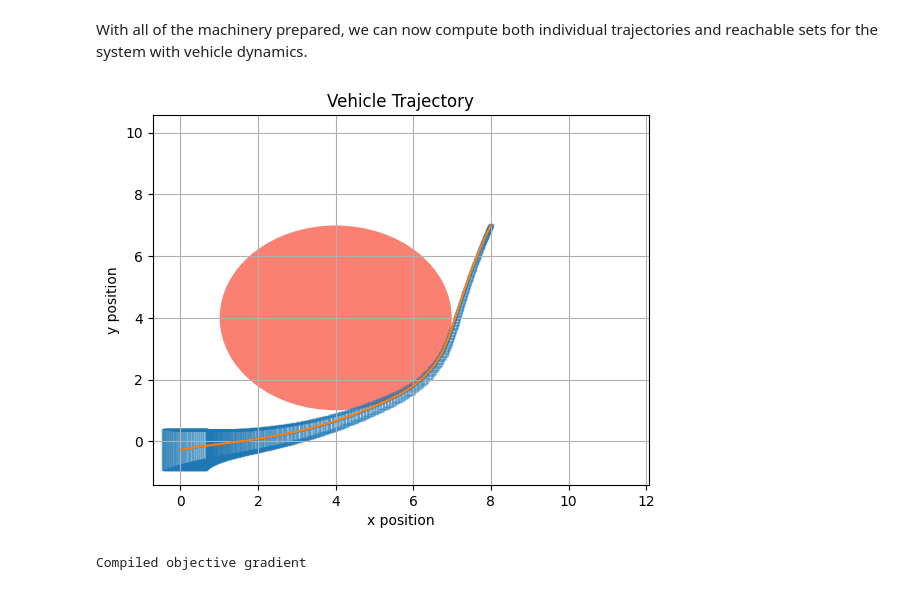
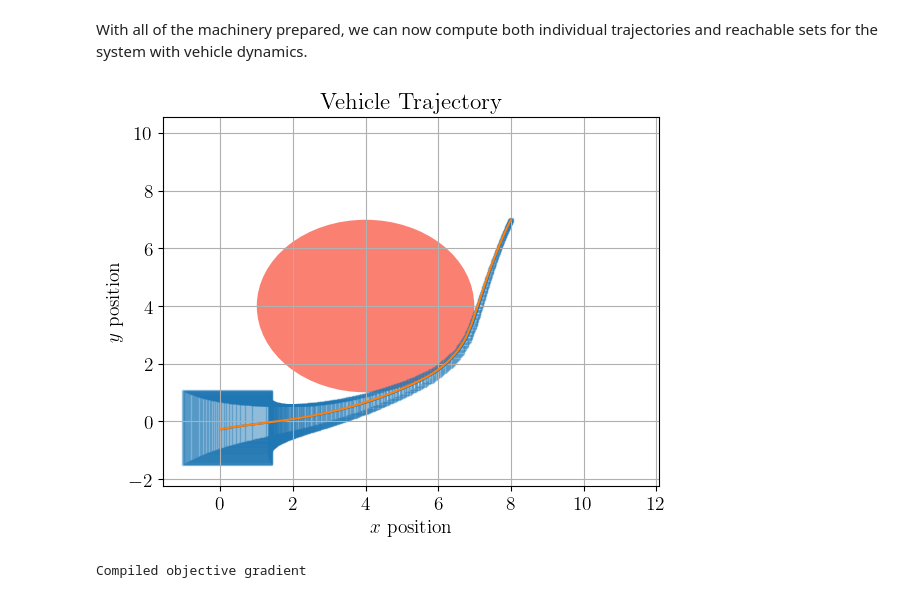
Before and after one commit to gtfactslab/immrax, a Jupyter notebook: examples/auxillary_vars/vehicle_mpc.ipynb, the cells around one changed output. Saved outputs shown, nothing was run; the diff lists cells and outputs as text; code cells hidden in the pictures.

```diff
--- a/examples/auxillary_vars/vehicle_mpc.ipynb
+++ b/examples/auxillary_vars/vehicle_mpc.ipynb
@@ -205,7 +205,7 @@ Interval based reachability methods are notoriously over conservative.
 We apply interval refinement to mitigate this conservativeness.
 By using information about the relationships between state variables, the size of the interval overapproximation can be greatly reduced.
 # %%
-num_pairings = 4
+num_pairings = 2
 H = jnp.eye(4)
 pairings = angular_sweep(num_pairings)
 x_psi = (
@@ -295,7 +295,7 @@ def F_lifted(
 
 
 # Create an embedding system to compute the reachable set
-esys = AuxVarEmbedding(sys, H, mode="sample", F=F_lifted)
+esys = AuxVarEmbedding(sys, H, mode="linprog", F=F_lifted)
 # %% [markdown]
 With all of the machinery prepared, we can now compute both individual trajectories and reachable sets for the system with vehicle dynamics.
 # %%
@@ -344,29 +344,30 @@ disturbances = jnp.repeat(w_worst_case.reshape((1, 2)), len(us), axis=0)
 disturbed_traj = rollout_cl_traj(us, disturbances)
 interval_traj = rollout_cl_interval_traj(us)
 # %%
+plt.rcParams.update({"text.usetex": True, "font.family": "CMU Serif", "font.size": 14})
 fig, ax = plt.subplots()
 
 circle = patches.Circle((4, 4), 3 - 1e-2, facecolor="salmon", label="Obstacle")
 ax.add_patch(circle)  # Obstacle
 
 ax.plot(xs[:, 0], xs[:, 1])  # MPC trajectory
 draw_refined_trajectory_2d(interval_traj, H)  # interval trajectory
 ax.plot(disturbed_traj.ys[:, 0], disturbed_traj.ys[:, 1])  # disturbed trajectory
 
-ax.set_xlabel("x position")
-ax.set_ylabel("y position")
+ax.set_xlabel("$x$ position")
+ax.set_ylabel("$y$ position")
 ax.set_title("Vehicle Trajectory")
 ax.grid(True)
 
 # fig2 = plt.figure()
 # draw_trajectory_2d(interval_traj)
 # ax2 = plt.gca()
 # ax2.grid(True)
 # ax2.set_xlim(ax.get_xlim())
 # ax2.set_ylim(ax.get_ylim())
 # plt.show()
 # %% [output]
-[figure, old version]
+[figure, new version]
 # %%
 def ul_intersects(xt):
     n = xt.size // 2
```
Also changed, not shown: parts of 3 cells of this notebook.
